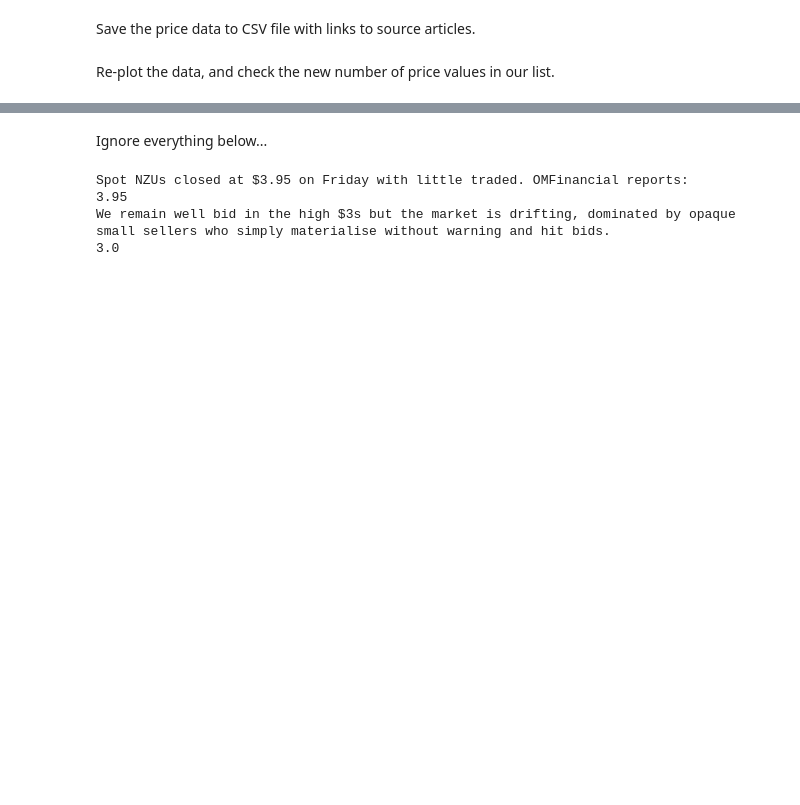
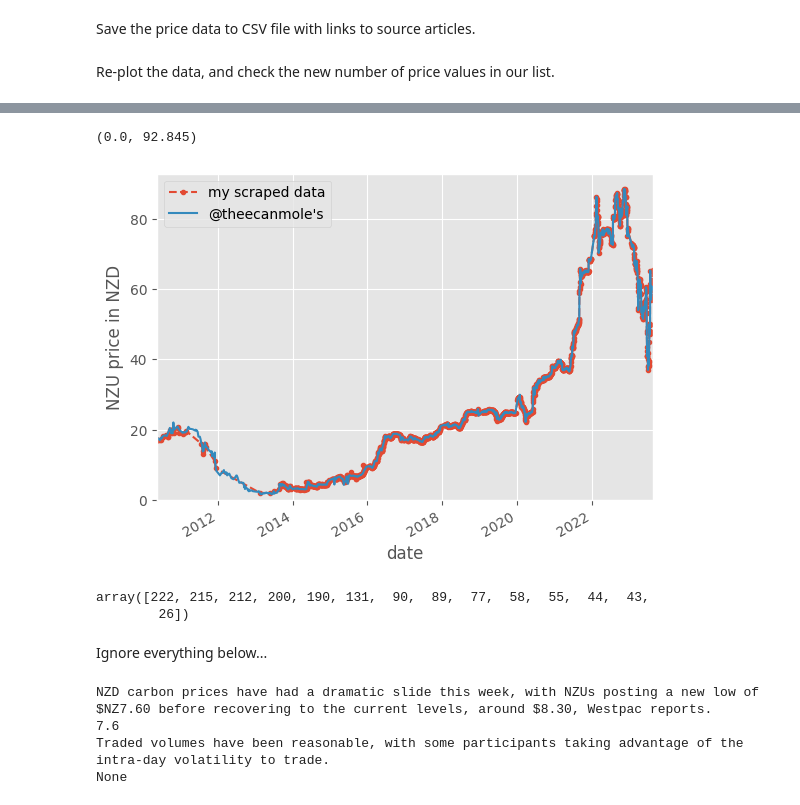
Before and after one commit to dmitrische/nzu-market, a Jupyter notebook: price-data-scrape/data_scraper.ipynb, the cells around one changed output, grey strips where cells are left out. Cells and saved outputs as stored; diff of their text form; code cells hidden in the pictures; blank space fills up the shorter version.

Commit message:
updated data and notebook

```diff
--- a/price-data-scrape/data_scraper.ipynb
+++ b/price-data-scrape/data_scraper.ipynb
@@ -208,0 +213,46 @@ print(len([price for price in prices if price is not None]))
+# %%
+import pandas as pd
+import matplotlib.pyplot as plt
+from datetime import datetime
+import numpy as np
+
+my_df = pd.read_csv('price_data.csv', index_col='date', parse_dates=[0])
+mole_df = pd.read_csv('theecanmole_price_data.csv', index_col='date', parse_dates=[0])
+
+plt.style.use('ggplot')
+
+fig = plt.figure(1)
+
+#ax = plt.subplot(3,1,(2,3))
+ax = plt.subplot()
+my_df.plot(ax=ax, marker='.', linestyle='--')
+mole_df.plot(ax = ax).get_figure()
+ax.legend(['my scraped data','@theecanmole\'s'])
+ax.set_ylabel('NZU price in NZD')
+ax.set_xlim(my_df.index.min(), my_df.index.max())
+ax.set_ylim(0)
+
+#ax2 = plt.subplot(3,1,(1))
+#fig.tight_layout()
+
+#mole_density = mole_df.index.year.value_counts()
+#my_density = my_df.index.year.value_counts()
+#mole_density.plot.bar(ax = ax2)
+#mole_df['year'] = mole_df.index.year
+#mole_df['year'].plot.hist(ax=ax2,bins=15)
+#my_df['year'] = my_df.index.year
+#my_df['year'].plot.hist(ax = ax2, alpha=0.5, bins = 23)
+#mole_df['year'] = mole_df.index.year
+#mole_df['year'].plot.hist(ax = ax2, alpha=0.5, bins = 23)
+#ax2.set_xlim(my_df['year'].min()+0., my_df['year'].max()+1)
+#ax2.set_xlim(2010,2023)
+#ax = fig.add_subplot(2,1,2)
+# %% [output]
+(0.0, 92.845)
+[figure, added]
+# %%
+a = mole_df.index.year.value_counts()
+a.
+# %% [output]
+array([222, 215, 212, 200, 190, 131,  90,  89,  77,  58,  55,  44,  43,
+        26])
@@ -257,8 +309,14 @@ def parse_stories(hrefs):
 
     return data
 # %%
+import requests
+from bs4 import BeautifulSoup
 from scraping_functions import parse_summary
-page = requests.get("http://www.carbonnews.co.nz/story.asp?storyID=7904")
+import time
+
+url="http://www.carbonnews.co.nz/story.asp?storyID=5808"
+
+page = requests.get(url)
 isoup = BeautifulSoup(page.content, "html.parser")
 para1 = isoup.find("div", class_="StoryFirstPara").text.strip()
 print(para1)
@@ -268,7 +326,7 @@ para2 = isoup.find("div", class_="StorySecondPara").text.strip()
 print(para2)
 print(parse_summary(para2))
 # %% [output]
-Spot NZUs closed at $3.95 on Friday with little traded. OMFinancial reports:
-3.95
-We remain well bid in the high $3s but the market is drifting, dominated by opaque small sellers who simply materialise without warning and hit bids.
-3.0
+NZD carbon prices have had a dramatic slide this week, with NZUs posting a new low of $NZ7.60 before recovering to the current levels, around $8.30, Westpac reports.
+7.6
+Traded volumes have been reasonable, with some participants taking advantage of the intra-day volatility to trade.
+None
```
Also changed, not shown: parts of 9 cells of this notebook, 3 other files.
